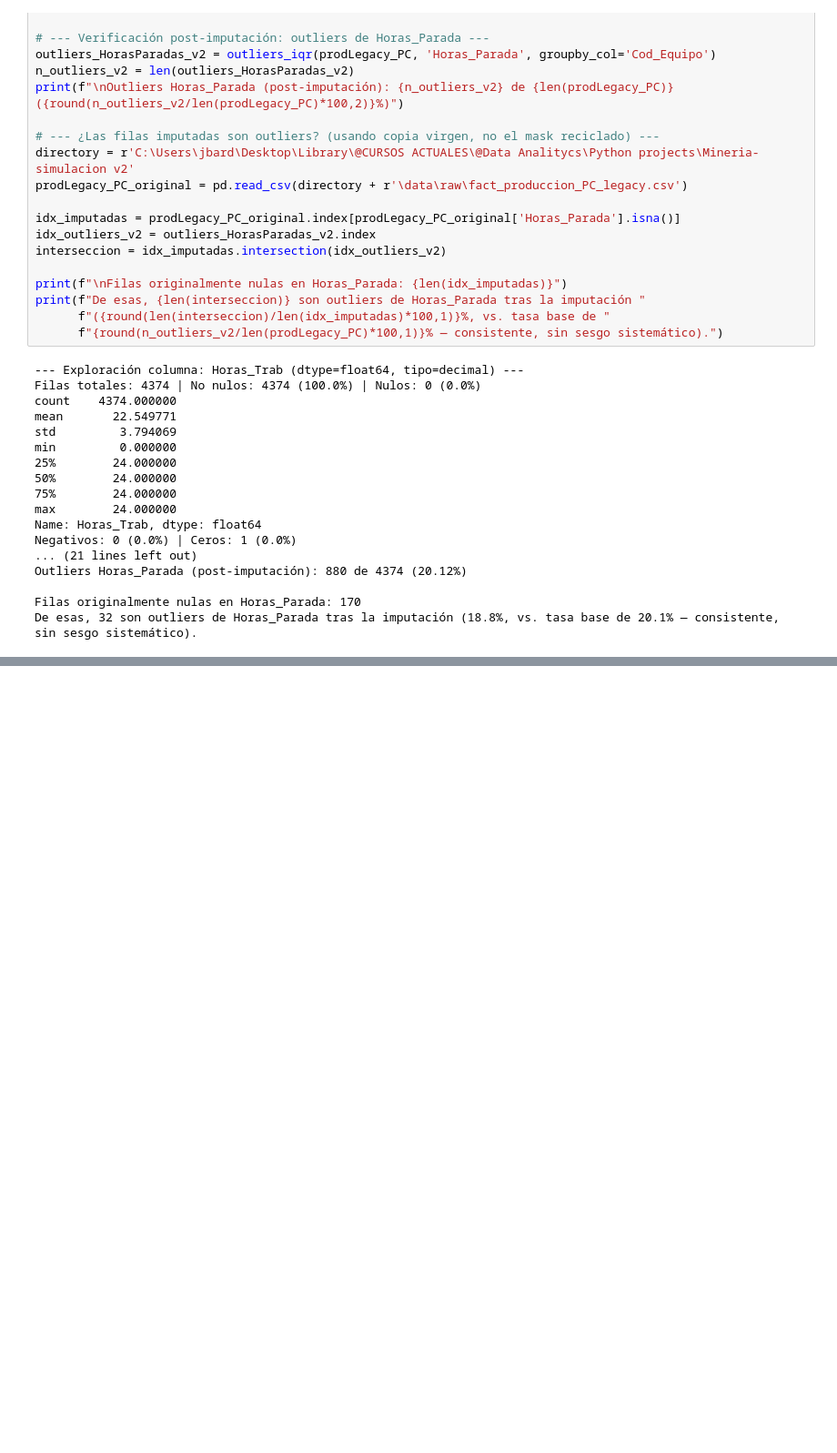
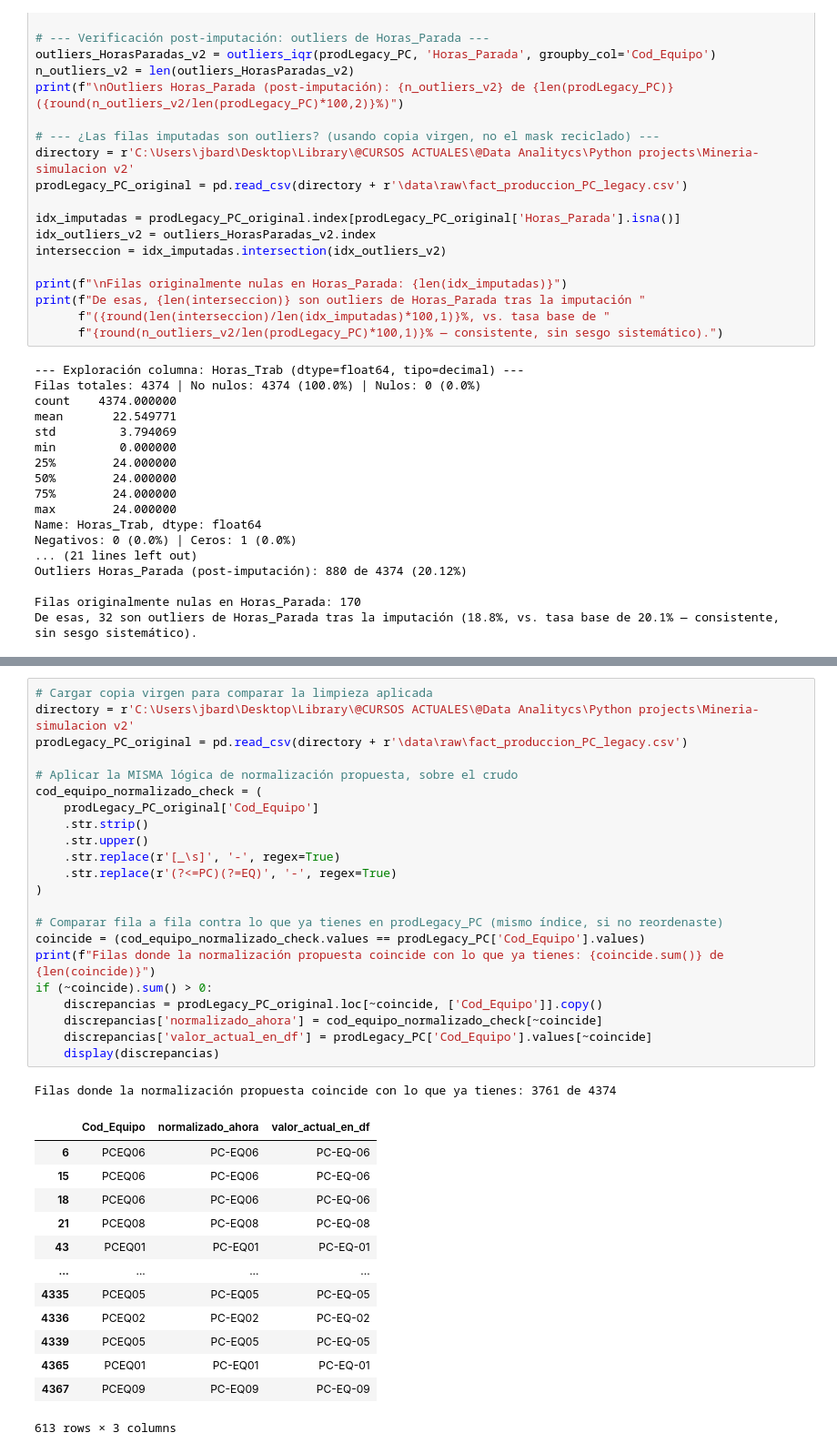
Before and after one commit to josue789a/Mineria-simulacion-v2, a Jupyter notebook: notebooks/Exploracion1.ipynb, the cells around one changed output, grey strips where cells are left out. Shown at 91% size. Cells and saved outputs as stored; diff of their text form; blank space fills up the shorter version.

```diff
--- a/notebooks/Exploracion1.ipynb
+++ b/notebooks/Exploracion1.ipynb
@@ -1445,0 +1606,37 @@ Name: count, dtype: int64
+# %%
+# Cargar copia virgen para comparar la limpieza aplicada
+directory = r'C:\Users\jbard\Desktop\Library\@CURSOS ACTUALES\@Data Analitycs\Python projects\Mineria-simulacion v2'
+prodLegacy_PC_original = pd.read_csv(directory + r'\data\raw\fact_produccion_PC_legacy.csv')
+
+# Aplicar la MISMA lógica de normalización propuesta, sobre el crudo
+cod_equipo_normalizado_check = (
+    prodLegacy_PC_original['Cod_Equipo']
+    .str.strip()
+    .str.upper()
+    .str.replace(r'[_\s]', '-', regex=True)
+    .str.replace(r'(?<=PC)(?=EQ)', '-', regex=True)
+)
+
+# Comparar fila a fila contra lo que ya tienes en prodLegacy_PC (mismo índice, si no reordenaste)
+coincide = (cod_equipo_normalizado_check.values == prodLegacy_PC['Cod_Equipo'].values)
+print(f"Filas donde la normalización propuesta coincide con lo que ya tienes: {coincide.sum()} de {len(coincide)}")
+if (~coincide).sum() > 0:
+    discrepancias = prodLegacy_PC_original.loc[~coincide, ['Cod_Equipo']].copy()
+    discrepancias['normalizado_ahora'] = cod_equipo_normalizado_check[~coincide]
+    discrepancias['valor_actual_en_df'] = prodLegacy_PC['Cod_Equipo'].values[~coincide]
+    display(discrepancias)
+# %% [output]
+Filas donde la normalización propuesta coincide con lo que ya tienes: 3761 de 4374
+|  | Cod_Equipo | normalizado_ahora | valor_actual_en_df |
+| 6 | PCEQ06 | PC-EQ06 | PC-EQ-06 |
+| 15 | PCEQ06 | PC-EQ06 | PC-EQ-06 |
+| 18 | PCEQ06 | PC-EQ06 | PC-EQ-06 |
+| 21 | PCEQ08 | PC-EQ08 | PC-EQ-08 |
+| 43 | PCEQ01 | PC-EQ01 | PC-EQ-01 |
+| ... | ... | ... | ... |
+| 4335 | PCEQ05 | PC-EQ05 | PC-EQ-05 |
+| 4336 | PCEQ02 | PC-EQ02 | PC-EQ-02 |
+| 4339 | PCEQ05 | PC-EQ05 | PC-EQ-05 |
+| 4365 | PCEQ01 | PC-EQ01 | PC-EQ-01 |
+| 4367 | PCEQ09 | PC-EQ09 | PC-EQ-09 |
+613 rows × 3 columns
```
Also changed, not shown: parts of 15 cells of this notebook.
